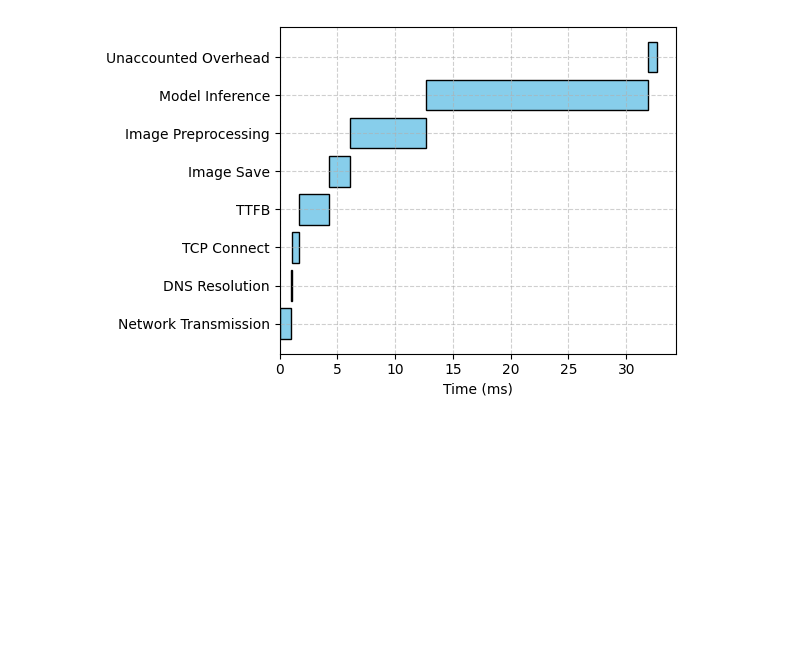
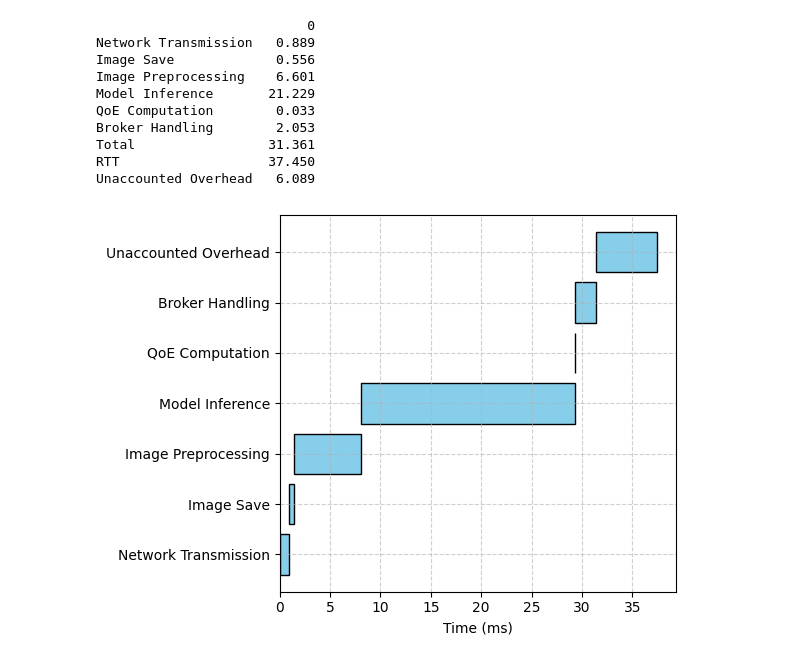
Before and after one commit to Data-to-Insight-Center/ckn-edge-optimization, a Jupyter notebook: micro_benchmarking/results/analysis.ipynb, the cells around one changed output. Drawn from its saved outputs; the diff is of its cells as text; code cells hidden in the pictures; blank space fills up the shorter version.

```diff
--- a/micro_benchmarking/results/analysis.ipynb
+++ b/micro_benchmarking/results/analysis.ipynb
@@ -3,27 +3,17 @@ import pandas as pd
 import matplotlib.pyplot as plt
 
 def analyze_request_latencies(df):
-    """
-    Analyzes the latencies for different stages of the request-processing lifecycle.
-    """
-    # Calculate latencies for each stage
-    df["Network Transmission"] = df["network_time"] * 1000  # Convert to milliseconds
-    df["DNS Resolution"] = df["dns_resolution"] * 1000  # Convert to milliseconds
-    df["TCP Connect"] = df["tcp_connect"] * 1000  # Convert to milliseconds
-    df["TTFB"] = df["ttfb"] * 1000  # Convert to milliseconds
+    df["Network Transmission"] = df["network_time"] * 1000
 
     df["Image Save"] = (df["image_save_time"] - df["server_receive_time"]) * 1000
     df["Image Preprocessing"] = (df["image_preprocessed_time"] - df["image_save_time"]) * 1000
     df["Model Inference"] = (df["image_predicted_time"] - df["image_preprocessed_time"]) * 1000
     df["QoE Computation"] = (df["qoe_computed_time"] - df["image_predicted_time"]) * 1000
-    df["Broker Handling"] = (df["broker_produced_time"] - df["qoe_computed_time"]) * 1000
+    df["Broker Handling"] = (df["event_produced_time"] - df["qoe_computed_time"]) * 1000
 
     # Calculate total processing time
     df["Total"] = (
         df["Network Transmission"] +
-        df["DNS Resolution"] +
-        df["TCP Connect"] +
-        df["TTFB"] +
         df["Image Save"] +
         df["Image Preprocessing"] +
         df["Model Inference"] +
@@ -31,18 +21,12 @@ def analyze_request_latencies(df):
         df["Broker Handling"]
     )
 
-    # Round-trip time (RTT) from client perspective
     df["RTT"] = (df["client_receive_time"] - df["client_send_time"]) * 1000
-
-    # Other overheads that are unaccounted for in the processing breakdown
     df["Unaccounted Overhead"] = df["RTT"] - df["Total"]
 
     # Return a DataFrame with selected columns for better visualization
     return df[[
         "Network Transmission",
-        "DNS Resolution",
-        "TCP Connect",
-        "TTFB",
         "Image Save",
         "Image Preprocessing",
         "Model Inference",
@@ -54,34 +38,45 @@ def analyze_request_latencies(df):
     ]]
 
 # Load and process the datasets
-results_ckn = pd.read_csv("results_flask.csv")
+results_ckn = pd.read_csv("results_ckn.csv")
 results_ckn = analyze_request_latencies(results_ckn)
+print(results_ckn.mean().round(3).to_frame())
 results_mean = results_ckn.mean().round(3).to_frame().T.drop(columns=["RTT", "Total"])
 
 # Prepare Gantt chart data, filter out tasks with zero duration
 task_durations = results_mean.iloc[0].to_dict()
 df = pd.DataFrame.from_dict(task_durations, orient='index', columns=["Duration"])
 
 # Filter out rows where Duration is zero
 df = df[df['Duration'] > 0]
 
 # Calculate start and end times for each task
 df["Start"] = df["Duration"].cumsum() - df["Duration"]
 df["End"] = df["Duration"].cumsum()
 
 # Plot Gantt Chart
-fig, ax = plt.subplots(figsize=(6, 4))
+fig, ax = plt.subplots(figsize=(6, 4.5))
 
 # Plot each task as a horizontal bar
 for task, row in df.iterrows():
     ax.barh(task, row["Duration"], left=row["Start"], color="skyblue", edgecolor="black")
 
 # Add labels and grid
 ax.set_xlabel("Time (ms)")
 ax.grid(True, linestyle="--", alpha=0.6)
 
 # Display plot
 plt.tight_layout()
 plt.show()
 # %% [output]
+                           0
+Network Transmission   0.889
+Image Save             0.556
+Image Preprocessing    6.601
+Model Inference       21.229
+QoE Computation        0.033
+Broker Handling        2.053
+Total                 31.361
+RTT                   37.450
+Unaccounted Overhead   6.089
-[figure, old version]
+[figure, new version]
```
Also changed, not shown: parts of 6 cells of this notebook, 2 other files.
